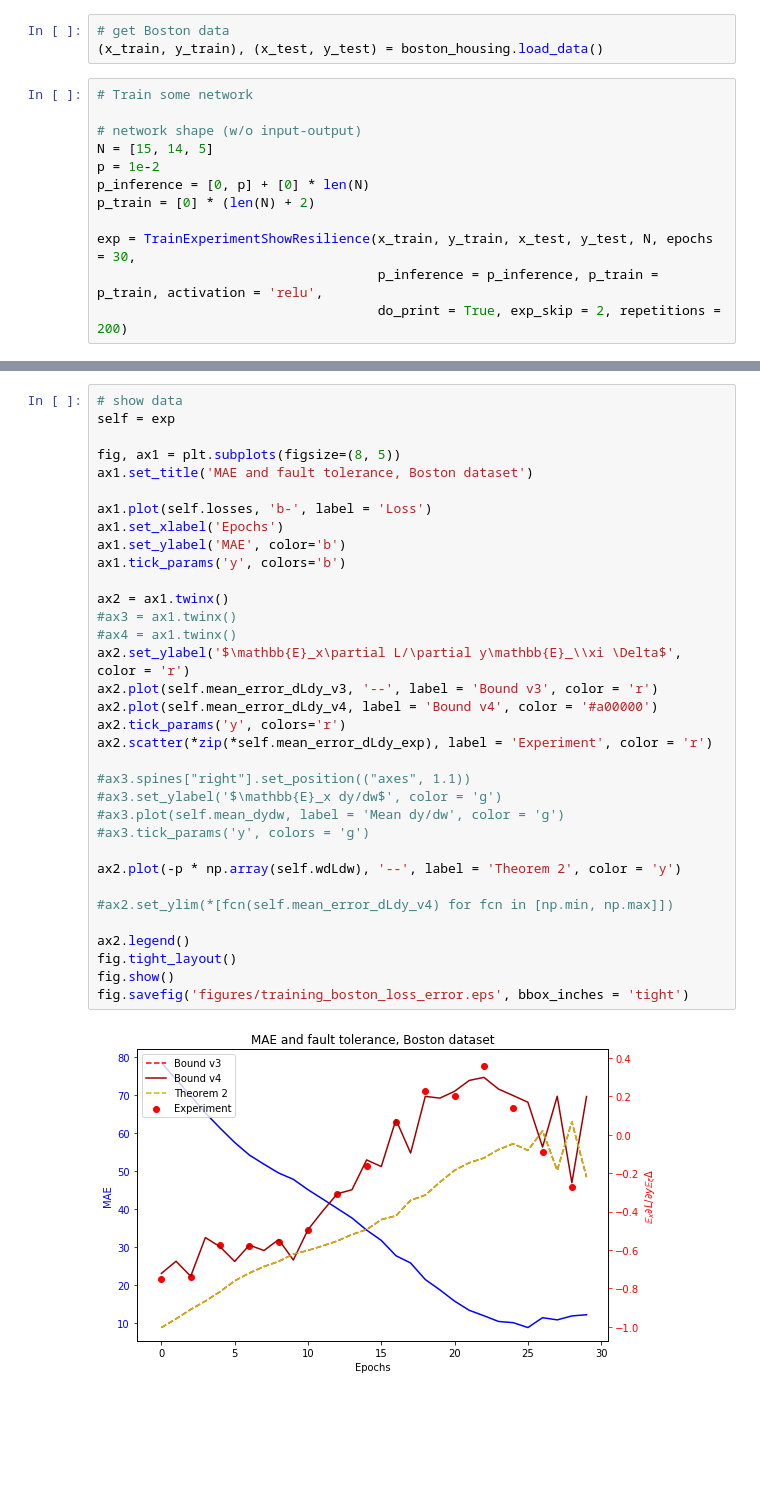
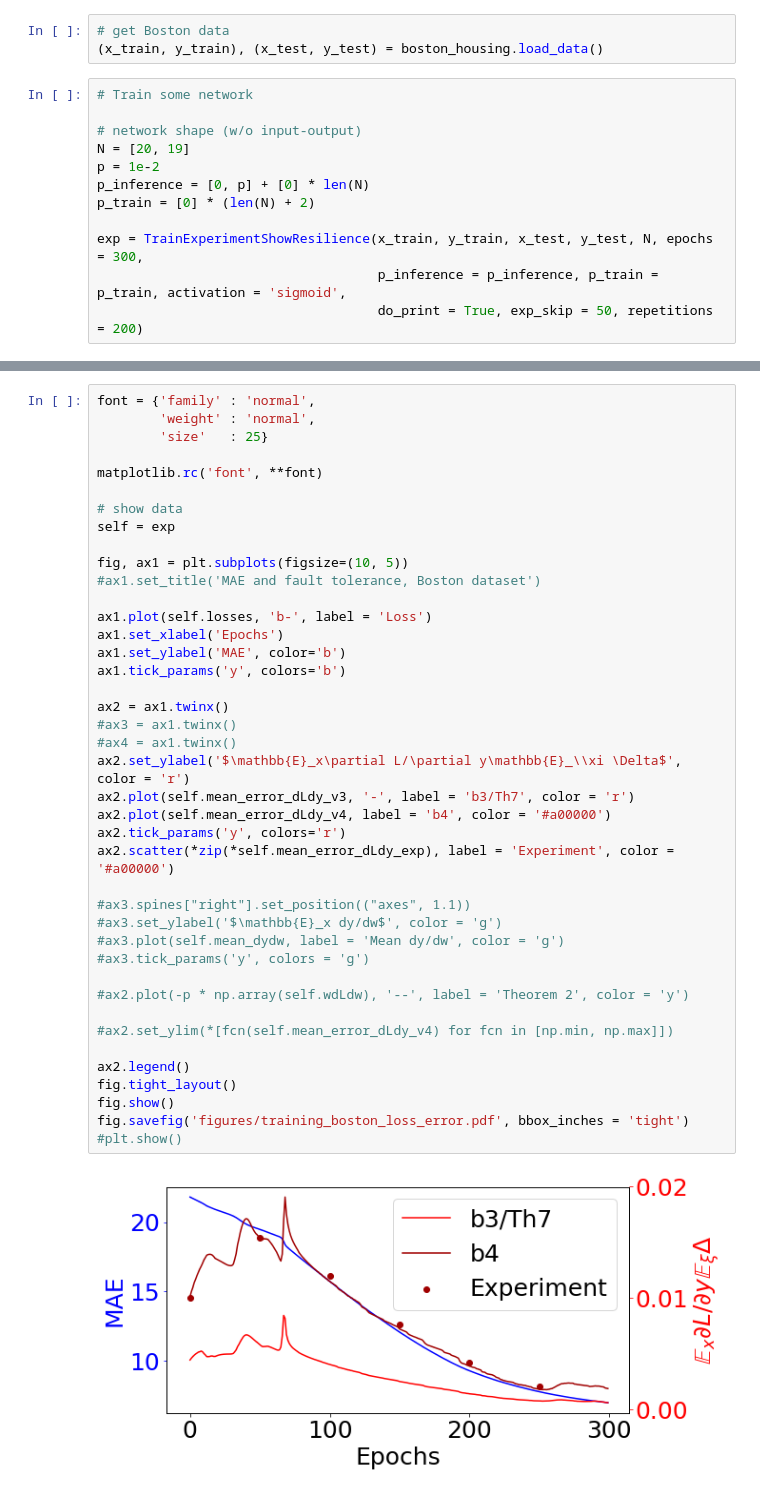
Before and after one commit to LPD-EPFL/nn-fault-tolerance, a Jupyter notebook: ErrorOnTraining.ipynb, the cells around one changed output, grey strips where cells are left out. Saved outputs shown, nothing was run; the diff lists cells and outputs as text; blank space fills up the shorter version.

Commit message:
Update error_on_training

```diff
--- a/ErrorOnTraining.ipynb
+++ b/ErrorOnTraining.ipynb
@@ -158,14 +159,14 @@ class TrainExperimentShowResilience(TrainExperiment):
 # Train some network
 
 # network shape (w/o input-output)
-N = [15, 14, 5]
+N = [20, 19]
 p = 1e-2
 p_inference = [0, p] + [0] * len(N)
 p_train = [0] * (len(N) + 2)
 
-exp = TrainExperimentShowResilience(x_train, y_train, x_test, y_test, N, epochs = 30,
-                                    p_inference = p_inference, p_train = p_train, activation = 'relu',
-                                    do_print = True, exp_skip = 2, repetitions = 200)
+exp = TrainExperimentShowResilience(x_train, y_train, x_test, y_test, N, epochs = 300,
+                                    p_inference = p_inference, p_train = p_train, activation = 'sigmoid',
+                                    do_print = True, exp_skip = 50, repetitions = 200)
 # %% [output]
 _________________________________________________________________
 Layer (type)                 Output Shape              Param #
@@ -183,38 +182,45 @@ Trainable params: 515
 Non-trainable params: 0
 _________________________________________________________________
 # %%
+font = {'family' : 'normal',
+        'weight' : 'normal',
+        'size'   : 25}
+
+matplotlib.rc('font', **font)
+
 # show data
 self = exp
 
-fig, ax1 = plt.subplots(figsize=(8, 5))
-ax1.set_title('MAE and fault tolerance, Boston dataset')
+fig, ax1 = plt.subplots(figsize=(10, 5))
+#ax1.set_title('MAE and fault tolerance, Boston dataset')
 
 ax1.plot(self.losses, 'b-', label = 'Loss')
 ax1.set_xlabel('Epochs')
 ax1.set_ylabel('MAE', color='b')
 ax1.tick_params('y', colors='b')
 
 ax2 = ax1.twinx()
 #ax3 = ax1.twinx()
 #ax4 = ax1.twinx()
 ax2.set_ylabel('$\mathbb{E}_x\partial L/\partial y\mathbb{E}_\\xi \Delta$', color = 'r')
-ax2.plot(self.mean_error_dLdy_v3, '--', label = 'Bound v3', color = 'r')
-ax2.plot(self.mean_error_dLdy_v4, label = 'Bound v4', color = '#a00000')
+ax2.plot(self.mean_error_dLdy_v3, '-', label = 'b3/Th7', color = 'r')
+ax2.plot(self.mean_error_dLdy_v4, label = 'b4', color = '#a00000')
 ax2.tick_params('y', colors='r')
-ax2.scatter(*zip(*self.mean_error_dLdy_exp), label = 'Experiment', color = 'r')
+ax2.scatter(*zip(*self.mean_error_dLdy_exp), label = 'Experiment', color = '#a00000')
 
 #ax3.spines["right"].set_position(("axes", 1.1))
 #ax3.set_ylabel('$\mathbb{E}_x dy/dw$', color = 'g')
 #ax3.plot(self.mean_dydw, label = 'Mean dy/dw', color = 'g')
 #ax3.tick_params('y', colors = 'g')
 
-ax2.plot(-p * np.array(self.wdLdw), '--', label = 'Theorem 2', color = 'y')
+#ax2.plot(-p * np.array(self.wdLdw), '--', label = 'Theorem 2', color = 'y')
 
 #ax2.set_ylim(*[fcn(self.mean_error_dLdy_v4) for fcn in [np.min, np.max]])
 
 ax2.legend()
 fig.tight_layout()
 fig.show()
-fig.savefig('figures/training_boston_loss_error.eps', bbox_inches = 'tight')
+fig.savefig('figures/training_boston_loss_error.pdf', bbox_inches = 'tight')
+#plt.show()
 # %% [output]
-[figure, old version]
+[figure, new version]
```
Also changed, not shown: parts of 2 cells of this notebook, 1 other file.
